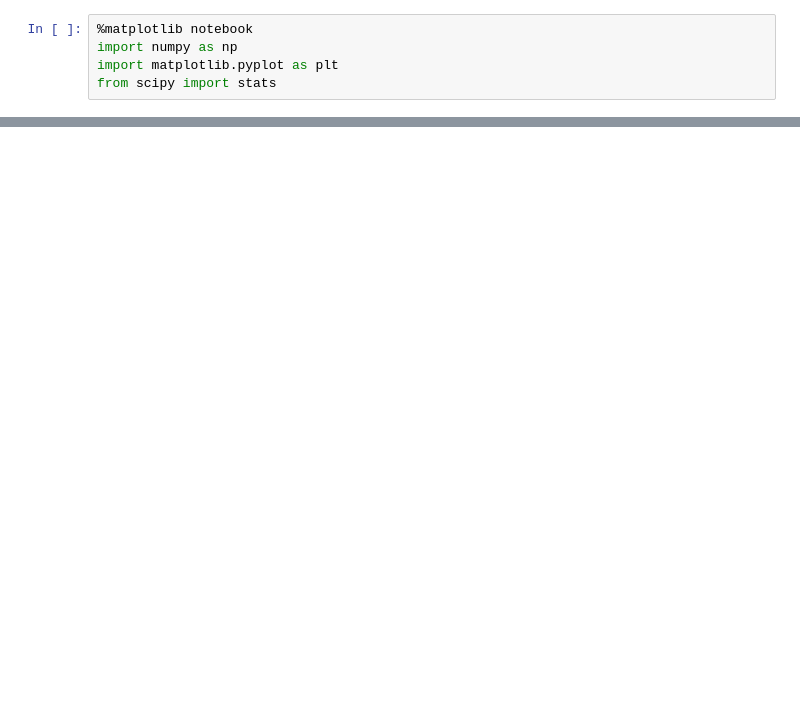
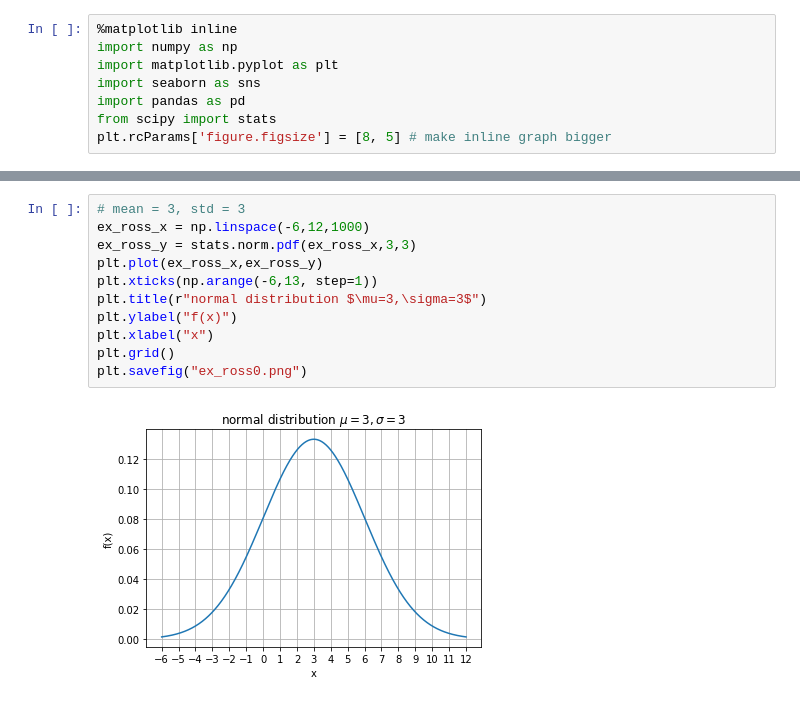
Before and after one commit to caioau/caioau-personal, a Jupyter notebook: website/slides/ELD_Stats.ipynb, the cells around one changed output, grey strips where cells are left out. Saved outputs shown, nothing was run; the diff lists cells and outputs as text; blank space fills up the shorter version.

Commit message:
slides stats ELD v6

```diff
--- a/website/slides/ELD_Stats.ipynb
+++ b/website/slides/ELD_Stats.ipynb
@@ -1,5 +1,8 @@
 # %%
-%matplotlib notebook
+%matplotlib inline
 import numpy as np
 import matplotlib.pyplot as plt
+import seaborn as sns
+import pandas as pd
 from scipy import stats
+plt.rcParams['figure.figsize'] = [8, 5] # make inline graph bigger
@@ -16,0 +9,13 @@ Text(0.5, 1.0, 'standard normal (area filled for values > 1)')
+# %%
+# mean = 3, std = 3
+ex_ross_x = np.linspace(-6,12,1000)
+ex_ross_y = stats.norm.pdf(ex_ross_x,3,3)
+plt.plot(ex_ross_x,ex_ross_y)
+plt.xticks(np.arange(-6,13, step=1))
+plt.title(r"normal distribution $\mu=3,\sigma=3$")
+plt.ylabel("f(x)")
+plt.xlabel("x")
+plt.grid()
+plt.savefig("ex_ross0.png")
+# %% [output]
+[figure, added]
```
Also changed, not shown: parts of 7 cells of this notebook, 8 other files.
